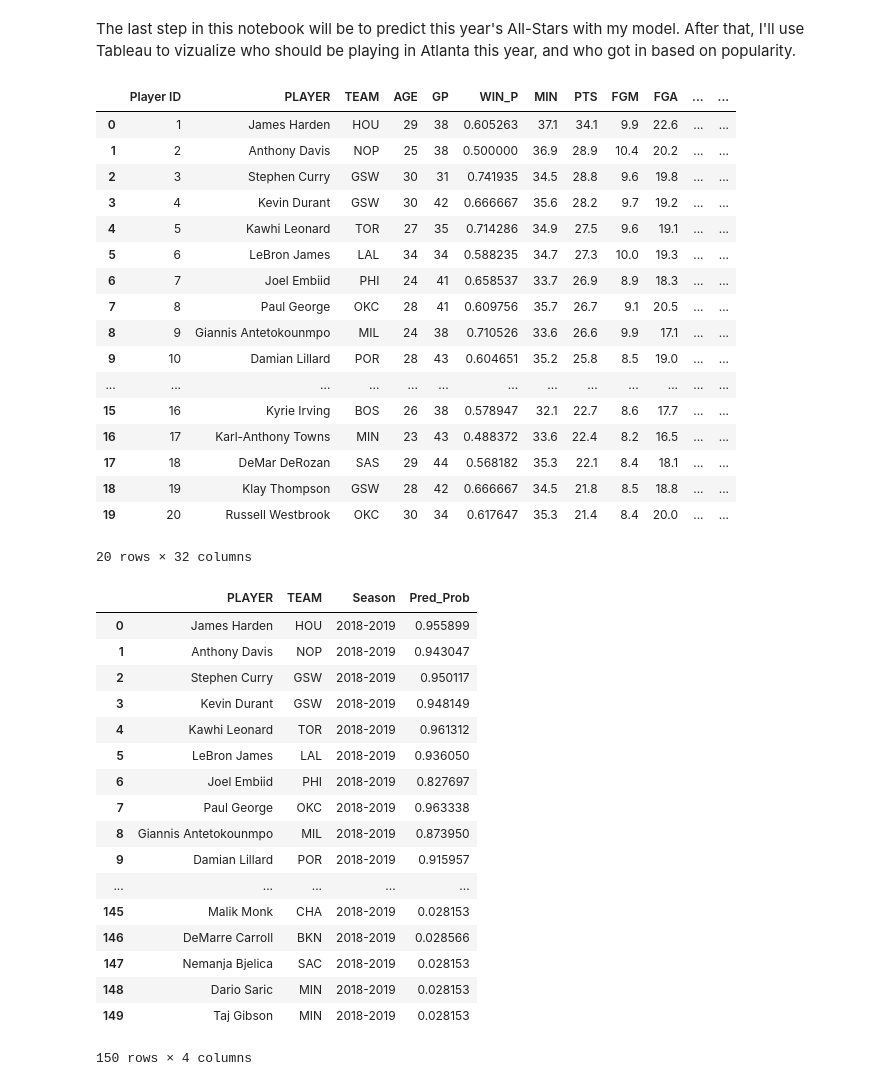
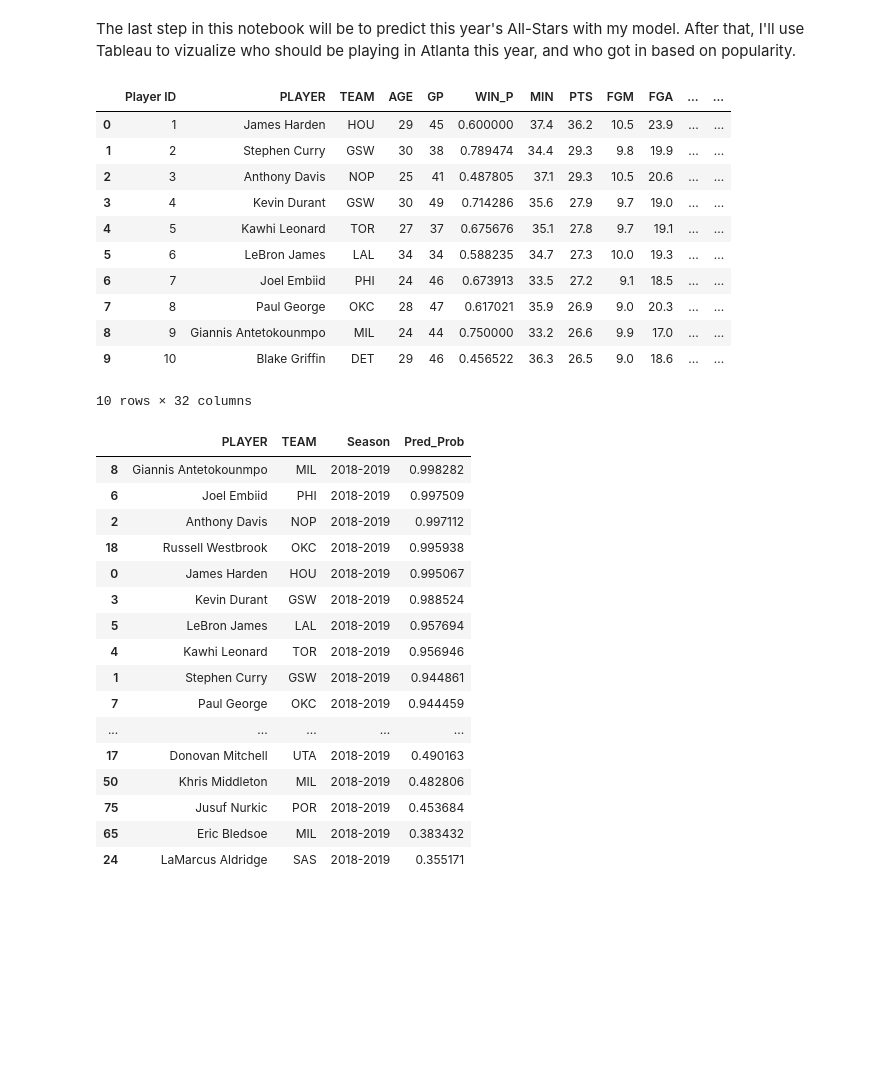
Before and after one commit to spelk24/2019-NBA-All-Star-Model, a Jupyter notebook: NBA 2019 All Star Predictor.ipynb, the cells around one changed output. Cells and saved outputs as stored; diff of their text form; code cells hidden in the pictures; blank space fills up the shorter version.

```diff
--- a/NBA 2019 All Star Predictor.ipynb
+++ b/NBA 2019 All Star Predictor.ipynb
@@ -92,6 +95,0 @@ shap.initjs()
-# %%
-model2 = xgb.XGBClassifier(max_depth=15, n_estimators=300, learning_rate=0.01, objective = 'binary:logistic')
-model2.fit(train_X,train_Y)
-
-preds_proba = model2.predict_proba(test_X)
-preds = model2.predict(test_X)
@@ -111,0 +128,3 @@ Percent Accuracy: 0.934
+# %%
+train_X2= train_X.drop(labels = ['WIN_P','MIN','3P_P','FTA','TOV','STL'], axis = 1)
+test_X2 = test_X.drop(labels = ['WIN_P','MIN','3P_P','FTA','TOV','STL'], axis = 1)
@@ -111,0 +153,5 @@ Percent Accuracy: 0.934
+# %%
+logreg = LogisticRegression()
+model = logreg.fit(train_X2, train_Y)
+y_pred = logreg.predict(test_X2)
+print('Accuracy of logistic regression classifier on test set: {:.2f}'.format(logreg.score(test_X2, test_Y)))
@@ -190,53 +256,45 @@ test_preds.head(25)
 # %%
 This_Year = pd.read_excel(path,sheet_name='This_Season')
-pred_vars2 = This_Year[['WIN_P','MIN','PTS','FG_P','3PA','3P_P','FTA',
-                'FT_P','REB','AST','TOV','STL','BLK','+/-']]
+pred_vars2 = This_Year[['PTS','FG_P','3PA','FT_P','REB','AST','BLK','+/-','Eastern Conference']]
 # %% [markdown]
 The last step in this notebook will be to predict this year's All-Stars with my model. After that, I'll use Tableau to vizualize who should be playing in Atlanta this year, and who got in based on popularity.
 # %%
-preds_proba2 = model2.predict_proba(pred_vars2)
+preds_proba2 = model.predict_proba(pred_vars2)
 df_prob = []
 for i in preds_proba2:
     df_prob.append(i[1])
 This_Year['Pred_Prob'] = df_prob
-This_Year.head(20)
+This_Year.head(10)
 # %% [output]
 |  | Player ID | PLAYER | TEAM | AGE | GP | WIN_P | MIN | PTS | FGM | FGA | ... | ... |
-| 0 | 1 | James Harden | HOU | 29 | 38 | 0.605263 | 37.1 | 34.1 | 9.9 | 22.6 | ... | ... |
-| 1 | 2 | Anthony Davis | NOP | 25 | 38 | 0.500000 | 36.9 | 28.9 | 10.4 | 20.2 | ... | ... |
-| 2 | 3 | Stephen Curry | GSW | 30 | 31 | 0.741935 | 34.5 | 28.8 | 9.6 | 19.8 | ... | ... |
-| 3 | 4 | Kevin Durant | GSW | 30 | 42 | 0.666667 | 35.6 | 28.2 | 9.7 | 19.2 | ... | ... |
-| 4 | 5 | Kawhi Leonard | TOR | 27 | 35 | 0.714286 | 34.9 | 27.5 | 9.6 | 19.1 | ... | ... |
+| 0 | 1 | James Harden | HOU | 29 | 45 | 0.600000 | 37.4 | 36.2 | 10.5 | 23.9 | ... | ... |
+| 1 | 2 | Stephen Curry | GSW | 30 | 38 | 0.789474 | 34.4 | 29.3 | 9.8 | 19.9 | ... | ... |
+| 2 | 3 | Anthony Davis | NOP | 25 | 41 | 0.487805 | 37.1 | 29.3 | 10.5 | 20.6 | ... | ... |
+| 3 | 4 | Kevin Durant | GSW | 30 | 49 | 0.714286 | 35.6 | 27.9 | 9.7 | 19.0 | ... | ... |
+| 4 | 5 | Kawhi Leonard | TOR | 27 | 37 | 0.675676 | 35.1 | 27.8 | 9.7 | 19.1 | ... | ... |
 | 5 | 6 | LeBron James | LAL | 34 | 34 | 0.588235 | 34.7 | 27.3 | 10.0 | 19.3 | ... | ... |
-| 6 | 7 | Joel Embiid | PHI | 24 | 41 | 0.658537 | 33.7 | 26.9 | 8.9 | 18.3 | ... | ... |
-| 7 | 8 | Paul George | OKC | 28 | 41 | 0.609756 | 35.7 | 26.7 | 9.1 | 20.5 | ... | ... |
-| 8 | 9 | Giannis Antetokounmpo | MIL | 24 | 38 | 0.710526 | 33.6 | 26.6 | 9.9 | 17.1 | ... | ... |
-| 9 | 10 | Damian Lillard | POR | 28 | 43 | 0.604651 | 35.2 | 25.8 | 8.5 | 19.0 | ... | ... |
-| ... | ... | ... | ... | ... | ... | ... | ... | ... | ... | ... | ... | ... |
-| 15 | 16 | Kyrie Irving | BOS | 26 | 38 | 0.578947 | 32.1 | 22.7 | 8.6 | 17.7 | ... | ... |
-| 16 | 17 | Karl-Anthony Towns | MIN | 23 | 43 | 0.488372 | 33.6 | 22.4 | 8.2 | 16.5 | ... | ... |
-| 17 | 18 | DeMar DeRozan | SAS | 29 | 44 | 0.568182 | 35.3 | 22.1 | 8.4 | 18.1 | ... | ... |
-| 18 | 19 | Klay Thompson | GSW | 28 | 42 | 0.666667 | 34.5 | 21.8 | 8.5 | 18.8 | ... | ... |
-| 19 | 20 | Russell Westbrook | OKC | 30 | 34 | 0.617647 | 35.3 | 21.4 | 8.4 | 20.0 | ... | ... |
+| 6 | 7 | Joel Embiid | PHI | 24 | 46 | 0.673913 | 33.5 | 27.2 | 9.1 | 18.5 | ... | ... |
+| 7 | 8 | Paul George | OKC | 28 | 47 | 0.617021 | 35.9 | 26.9 | 9.0 | 20.3 | ... | ... |
+| 8 | 9 | Giannis Antetokounmpo | MIL | 24 | 44 | 0.750000 | 33.2 | 26.6 | 9.9 | 17.0 | ... | ... |
+| 9 | 10 | Blake Griffin | DET | 29 | 46 | 0.456522 | 36.3 | 26.5 | 9.0 | 18.6 | ... | ... |
-20 rows × 32 columns
+10 rows × 32 columns
 # %%
-This_Year[['PLAYER','TEAM','Season','Pred_Prob']]
+This_Year[['PLAYER','TEAM','Season','Pred_Prob']].sort_values(by = 'Pred_Prob', ascending = False).head(30)
 # %% [output]
 |  | PLAYER | TEAM | Season | Pred_Prob |
-| 0 | James Harden | HOU | 2018-2019 | 0.955899 |
-| 1 | Anthony Davis | NOP | 2018-2019 | 0.943047 |
-| 2 | Stephen Curry | GSW | 2018-2019 | 0.950117 |
-| 3 | Kevin Durant | GSW | 2018-2019 | 0.948149 |
-| 4 | Kawhi Leonard | TOR | 2018-2019 | 0.961312 |
-| 5 | LeBron James | LAL | 2018-2019 | 0.936050 |
-| 6 | Joel Embiid | PHI | 2018-2019 | 0.827697 |
-| 7 | Paul George | OKC | 2018-2019 | 0.963338 |
-| 8 | Giannis Antetokounmpo | MIL | 2018-2019 | 0.873950 |
-| 9 | Damian Lillard | POR | 2018-2019 | 0.915957 |
+| 8 | Giannis Antetokounmpo | MIL | 2018-2019 | 0.998282 |
+| 6 | Joel Embiid | PHI | 2018-2019 | 0.997509 |
+| 2 | Anthony Davis | NOP | 2018-2019 | 0.997112 |
+| 18 | Russell Westbrook | OKC | 2018-2019 | 0.995938 |
+| 0 | James Harden | HOU | 2018-2019 | 0.995067 |
+| 3 | Kevin Durant | GSW | 2018-2019 | 0.988524 |
+| 5 | LeBron James | LAL | 2018-2019 | 0.957694 |
+| 4 | Kawhi Leonard | TOR | 2018-2019 | 0.956946 |
+| 1 | Stephen Curry | GSW | 2018-2019 | 0.944861 |
+| 7 | Paul George | OKC | 2018-2019 | 0.944459 |
 | ... | ... | ... | ... | ... |
-| 145 | Malik Monk | CHA | 2018-2019 | 0.028153 |
-| 146 | DeMarre Carroll | BKN | 2018-2019 | 0.028566 |
-| 147 | Nemanja Bjelica | SAC | 2018-2019 | 0.028153 |
-| 148 | Dario Saric | MIN | 2018-2019 | 0.028153 |
-| 149 | Taj Gibson | MIN | 2018-2019 | 0.028153 |
+| 17 | Donovan Mitchell | UTA | 2018-2019 | 0.490163 |
+| 50 | Khris Middleton | MIL | 2018-2019 | 0.482806 |
+| 75 | Jusuf Nurkic | POR | 2018-2019 | 0.453684 |
+| 65 | Eric Bledsoe | MIL | 2018-2019 | 0.383432 |
+| 24 | LaMarcus Aldridge | SAS | 2018-2019 | 0.355171 |
-150 rows × 4 columns
```
Also changed, not shown: parts of 31 cells of this notebook.
